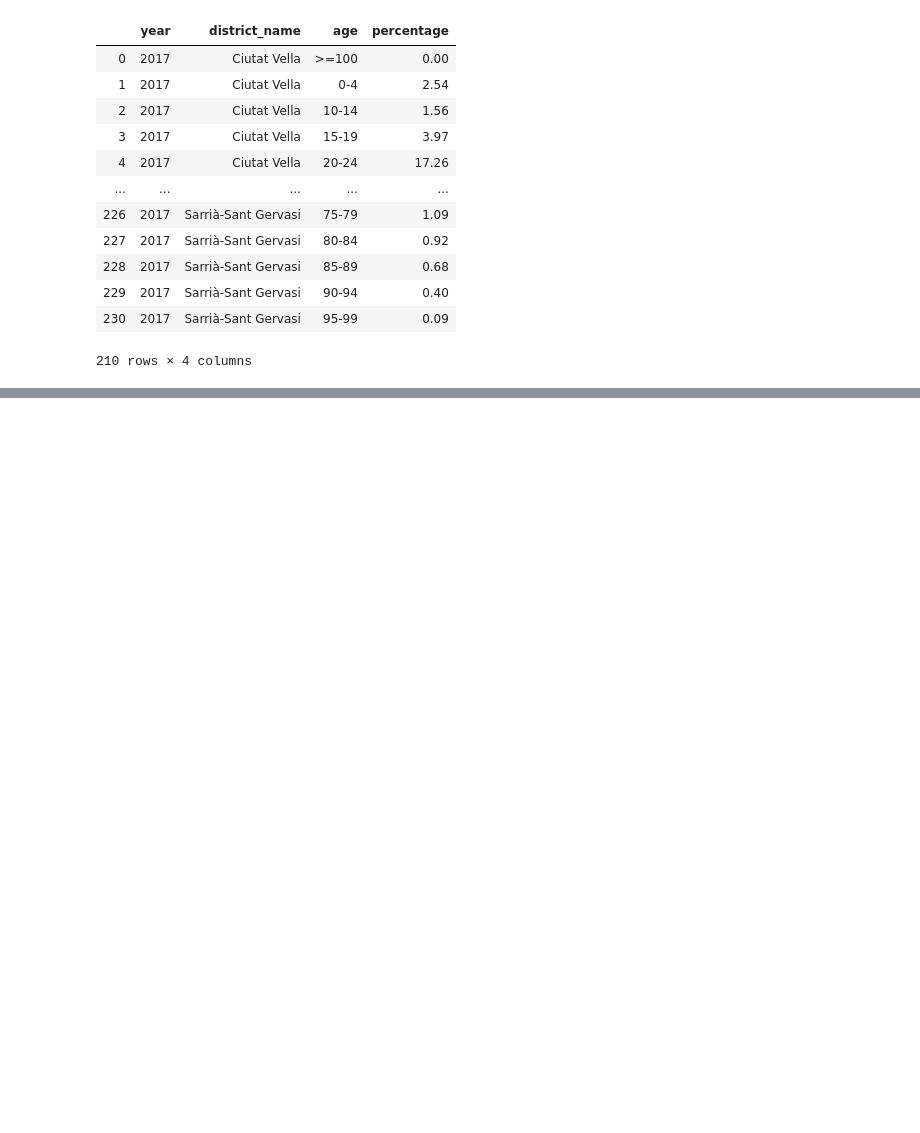
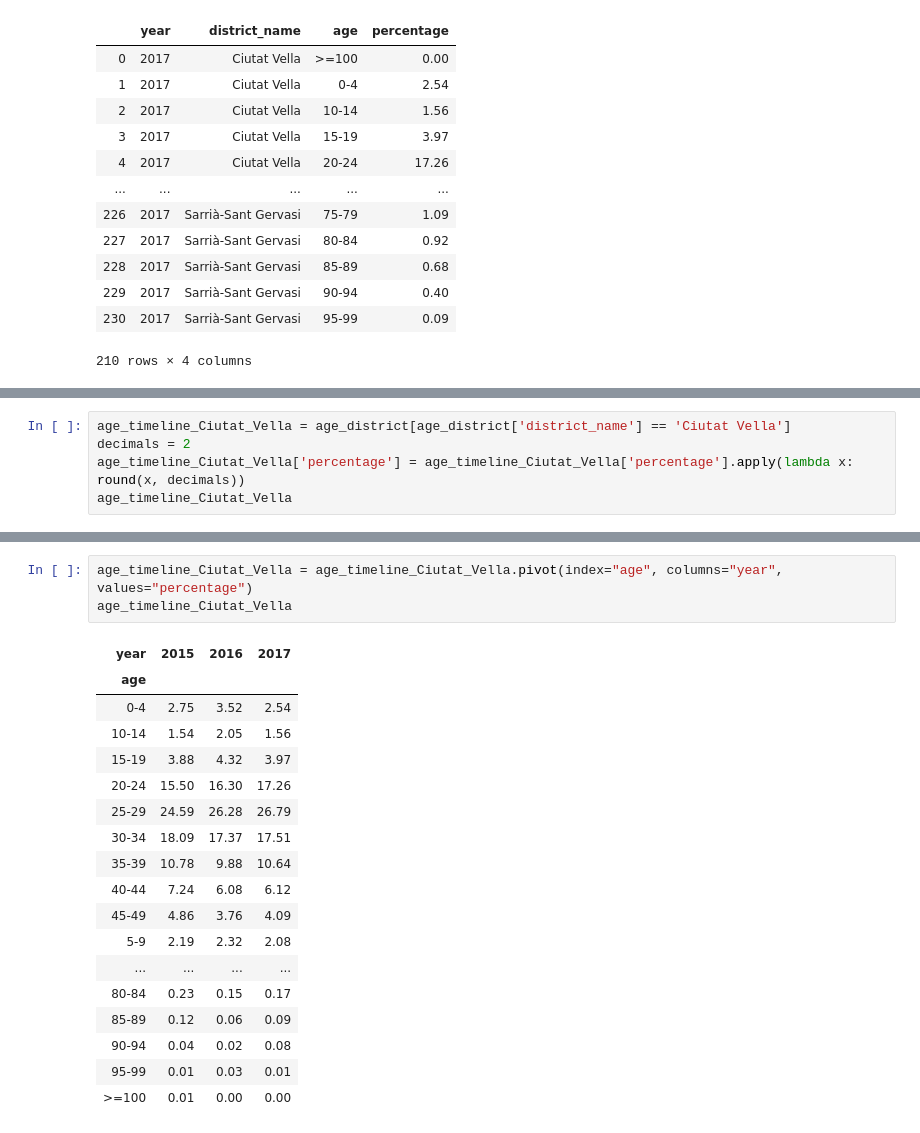
Before and after one commit to minervaliste/Project-Week-2-Barcelona, a Jupyter notebook: your-project/Immigration_age_insights.ipynb, the cells around one changed output, grey strips where cells are left out. Cells and saved outputs as stored; diff of their text form; blank space fills up the shorter version.

```diff
--- a/your-project/Immigration_age_insights.ipynb
+++ b/your-project/Immigration_age_insights.ipynb
@@ -151,0 +154,5 @@ age_per_district_2017
+# %%
+age_timeline_Ciutat_Vella = age_district[age_district['district_name'] == 'Ciutat Vella']
+decimals = 2
+age_timeline_Ciutat_Vella['percentage'] = age_timeline_Ciutat_Vella['percentage'].apply(lambda x: round(x, decimals))
+age_timeline_Ciutat_Vella
@@ -151,0 +178,22 @@ age_per_district_2017
+# %%
+age_timeline_Ciutat_Vella = age_timeline_Ciutat_Vella.pivot(index="age", columns="year", values="percentage")
+age_timeline_Ciutat_Vella
+# %% [output]
+| year | 2015 | 2016 | 2017 |
+| age |  |  |  |
+| 0-4 | 2.75 | 3.52 | 2.54 |
+| 10-14 | 1.54 | 2.05 | 1.56 |
+| 15-19 | 3.88 | 4.32 | 3.97 |
+| 20-24 | 15.50 | 16.30 | 17.26 |
+| 25-29 | 24.59 | 26.28 | 26.79 |
+| 30-34 | 18.09 | 17.37 | 17.51 |
+| 35-39 | 10.78 | 9.88 | 10.64 |
+| 40-44 | 7.24 | 6.08 | 6.12 |
+| 45-49 | 4.86 | 3.76 | 4.09 |
+| 5-9 | 2.19 | 2.32 | 2.08 |
+| ... | ... | ... | ... |
+| 80-84 | 0.23 | 0.15 | 0.17 |
+| 85-89 | 0.12 | 0.06 | 0.09 |
+| 90-94 | 0.04 | 0.02 | 0.08 |
+| 95-99 | 0.01 | 0.03 | 0.01 |
+| >=100 | 0.01 | 0.00 | 0.00 |
```
Also changed, not shown: parts of 2 cells of this notebook, 2 other files.
